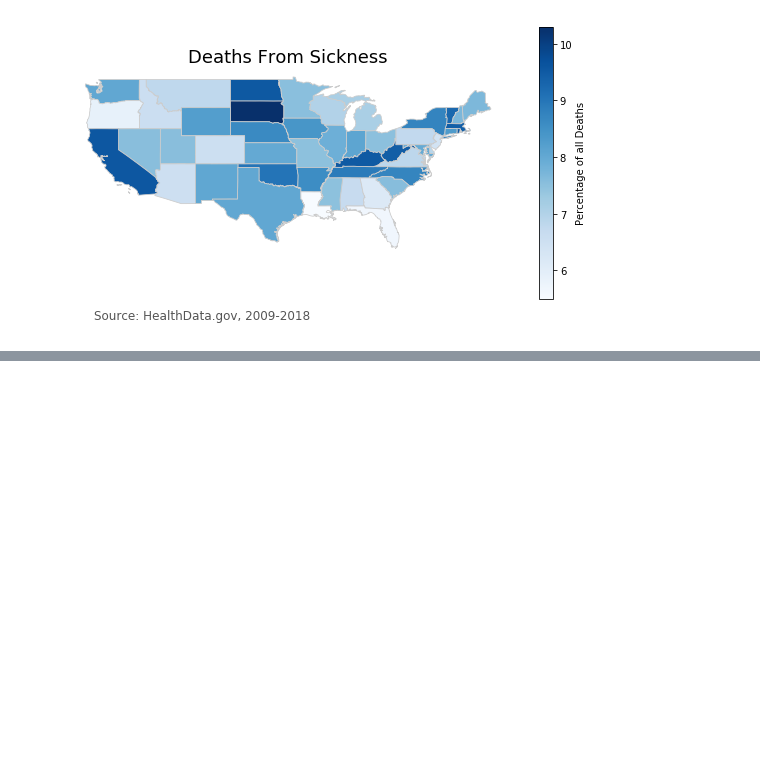
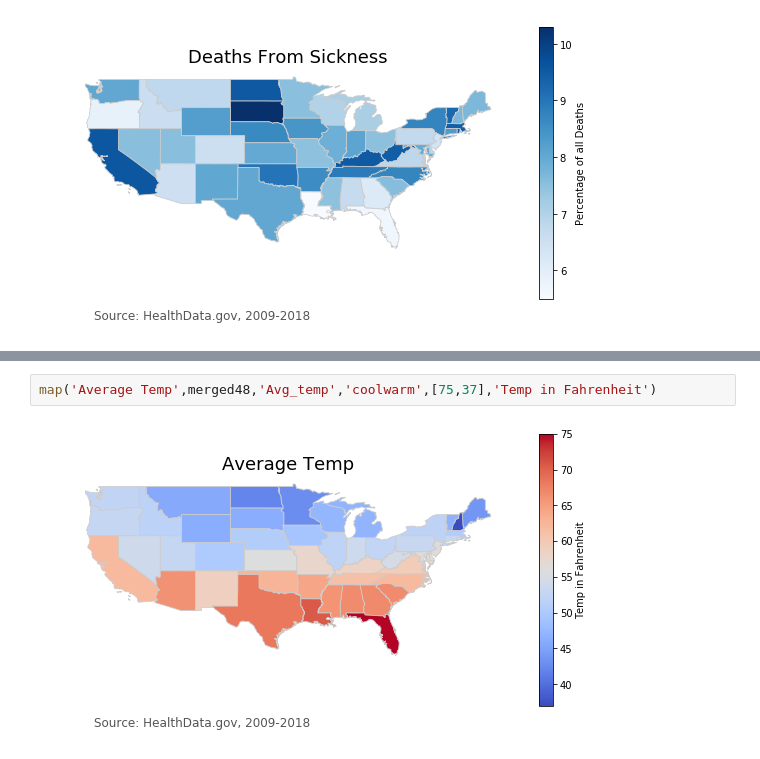
Before and after one commit to Daniel-Lomeland/Bristol_Bay_Fishing, a Jupyter notebook: GeoPandas_State_Maps.ipynb, the cells around one changed output, grey strips where cells are left out. Saved outputs shown, nothing was run; the diff lists cells and outputs as text; blank space fills up the shorter version.

```diff
--- a/GeoPandas_State_Maps.ipynb
+++ b/GeoPandas_State_Maps.ipynb
@@ -82,0 +92,4 @@ map('Percentage of Children 0-18',merged,'Children 0-18','YlGn',[32,20],'percent
+# %%
+map('Average Temp',merged48,'Avg_temp','coolwarm',[75,37],'Temp in Fahrenheit')
+# %% [output]
+[figure, added]
```
Also changed, not shown: parts of 8 cells of this notebook, 3 other files.
